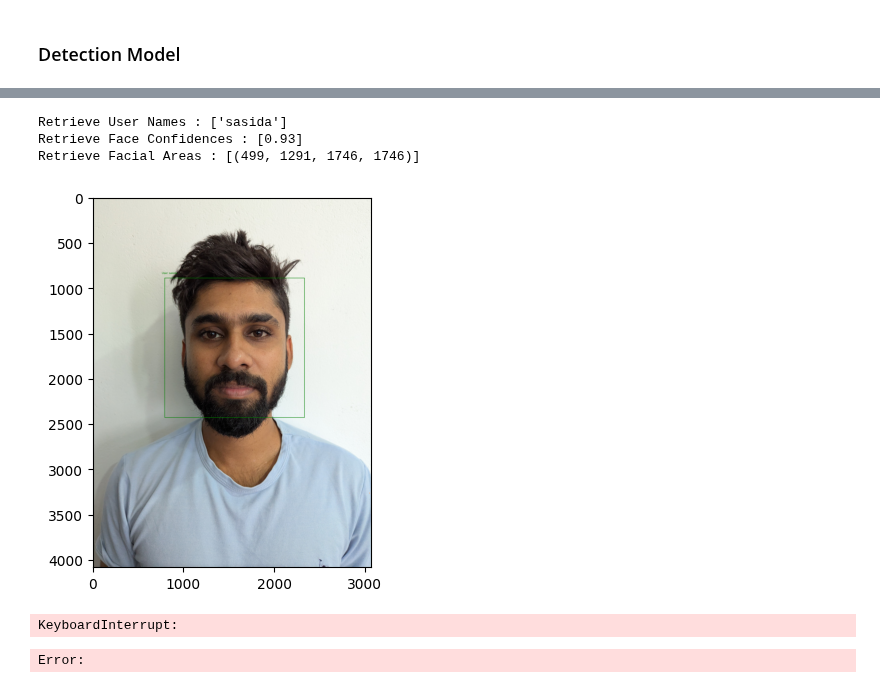
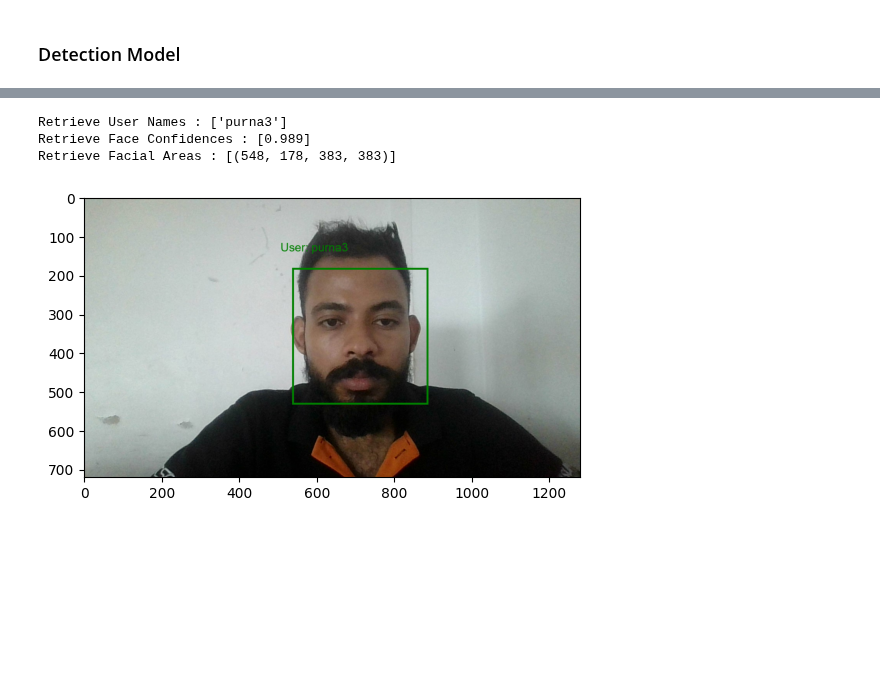
Before and after one commit to purnalakshitha99/edu-smart-e-learning-platform-apis, a Jupyter notebook: USER_VARIFICATION_SERVICE/face_recogntion.ipynb, the cells around one changed output, grey strips where cells are left out. Drawn from its saved outputs; the diff is of its cells as text; code cells hidden in the pictures; blank space fills up the shorter version.

Commit message:
add some changes still not working in mongo db error

```diff
--- a/USER_VARIFICATION_SERVICE/face_recogntion.ipynb
+++ b/USER_VARIFICATION_SERVICE/face_recogntion.ipynb
@@ -11,7 +2,7 @@ from PIL import Image, ImageDraw, ImageFont
 models = [
         "VGG-Face",
         "Facenet",
-        "Facenet512",
+
         "OpenFace",
         "DeepFace",
         "DeepID",
@@ -143,6 +134,6 @@ def visualize_face_detection(img_path):
 
     plt.imshow(image)
 # %%
-img_path = "data/facedb/sasida/sasida (3).jpg"
+img_path = "data/facedb/purna3/purna_3 (6).jpg"
 visualize_face_detection(img_path)
 # %% [output]
@@ -392,15 +381,12 @@ print(f"Retrieve User Names : {retrieved_user_names}")
 print(f"Retrieve Face Confidences : {retrieved_face_confidences}")
 print(f"Retrieve Facial Areas : {retrieved_facial_areas}")
 # %% [output]
-Retrieve User Names : ['sasida']
-Retrieve Face Confidences : [0.93]
-Retrieve Facial Areas : [(499, 1291, 1746, 1746)]
+Retrieve User Names : ['purna3']
+Retrieve Face Confidences : [0.989]
+Retrieve Facial Areas : [(548, 178, 383, 383)]
 # %%
-verify_and_visualize_user("sasida", 'data/test_images/sasida (7).jpg')
+verify_and_visualize_user("purna3", 'data/test_images/purna_3 (1).jpg')
 # %% [output]
-[figure, old version]
+[figure, new version]
 # %%
-verify_and_visualize_user_realtime("sasida")
+verify_and_visualize_user_realtime("purna3")
-# %% [output]
-KeyboardInterrupt:
-Error:
```
Also changed, not shown: parts of 5 cells of this notebook, 5 other files.
